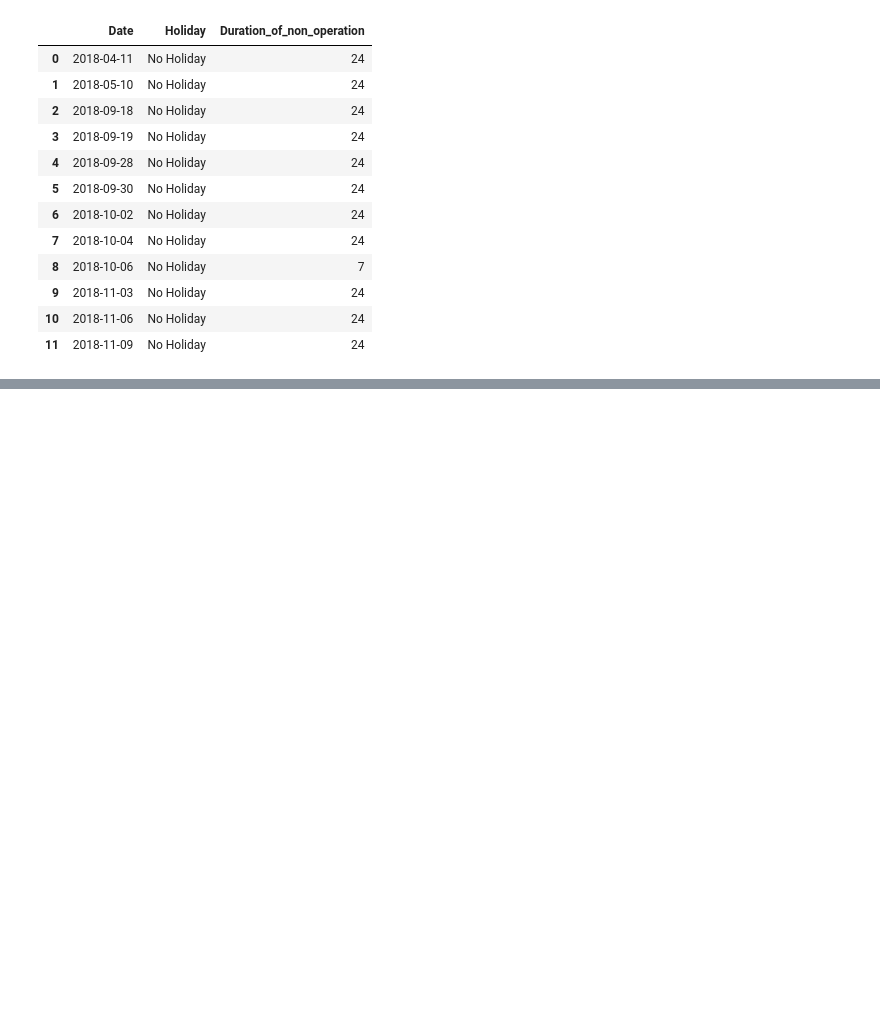
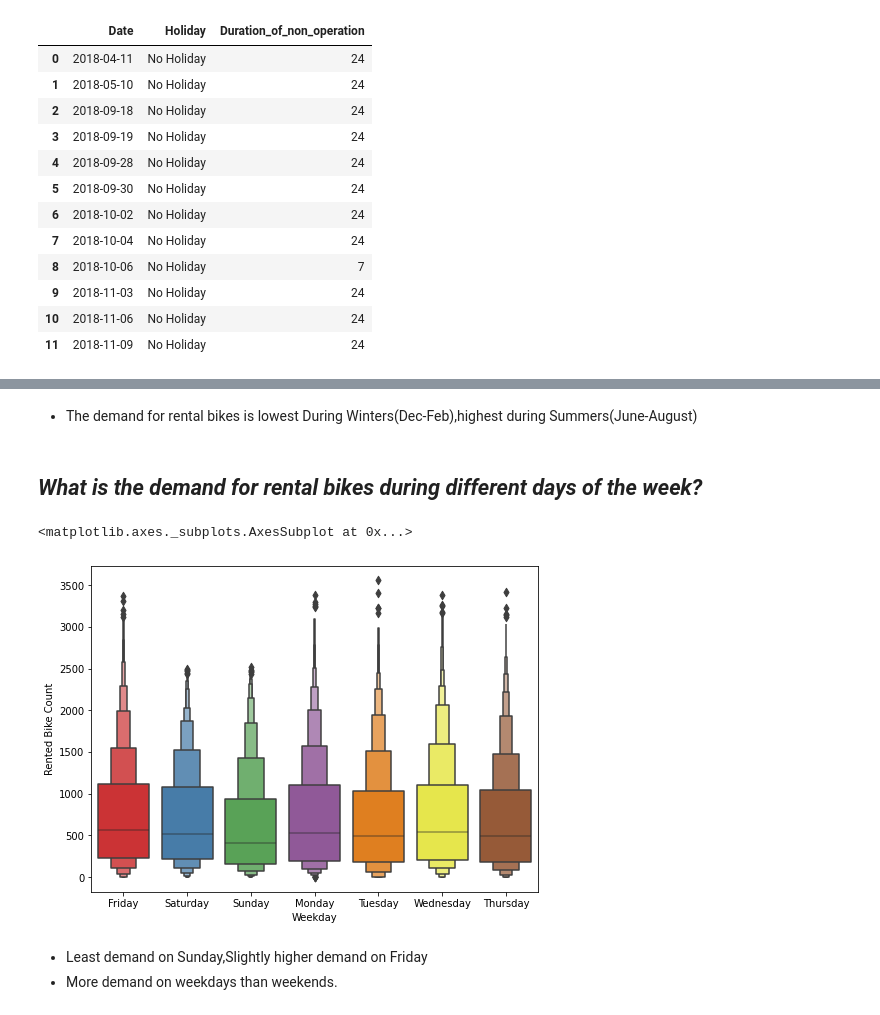
Before and after one commit to RadhikaRM/BikeShareDemandprediction, a Jupyter notebook: Bike_Sharing_Prediction.ipynb, the cells around one changed output, grey strips where cells are left out. Cells and saved outputs as stored; diff of their text form; code cells hidden in the pictures; blank space fills up the shorter version.

```diff
--- a/Bike_Sharing_Prediction.ipynb
+++ b/Bike_Sharing_Prediction.ipynb
@@ -279,0 +343,13 @@ non_functioning_days.loc[non_functioning_days['Holiday']=='No Holiday'].groupby(
+# %% [markdown]
+* The demand for rental bikes is lowest During Winters(Dec-Feb),highest during Summers(June-August)
+# %% [markdown]
+##  *What is the demand for rental bikes during different days of the week?*
+# %%
+plt.figure(figsize=(8,6))
+sns.boxenplot(x='Weekday',y='Rented Bike Count',data=bd_df,palette='Set1')
+# %% [output]
+<matplotlib.axes._subplots.AxesSubplot at 0x...>
+[figure, added]
+# %% [markdown]
+* Least demand on Sunday,Slightly higher demand on Friday
+* More demand on weekdays than weekends.
```
Also changed, not shown: parts of 10 cells of this notebook.
